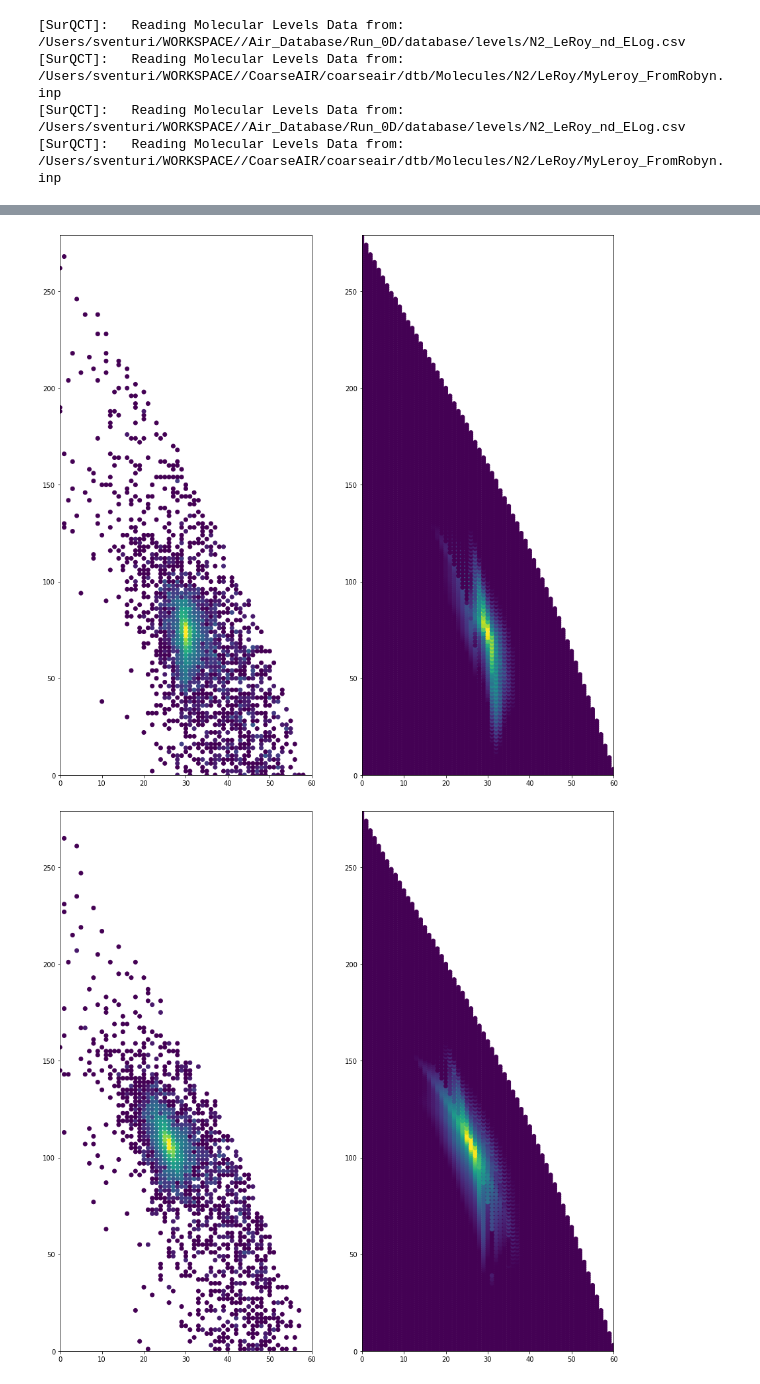
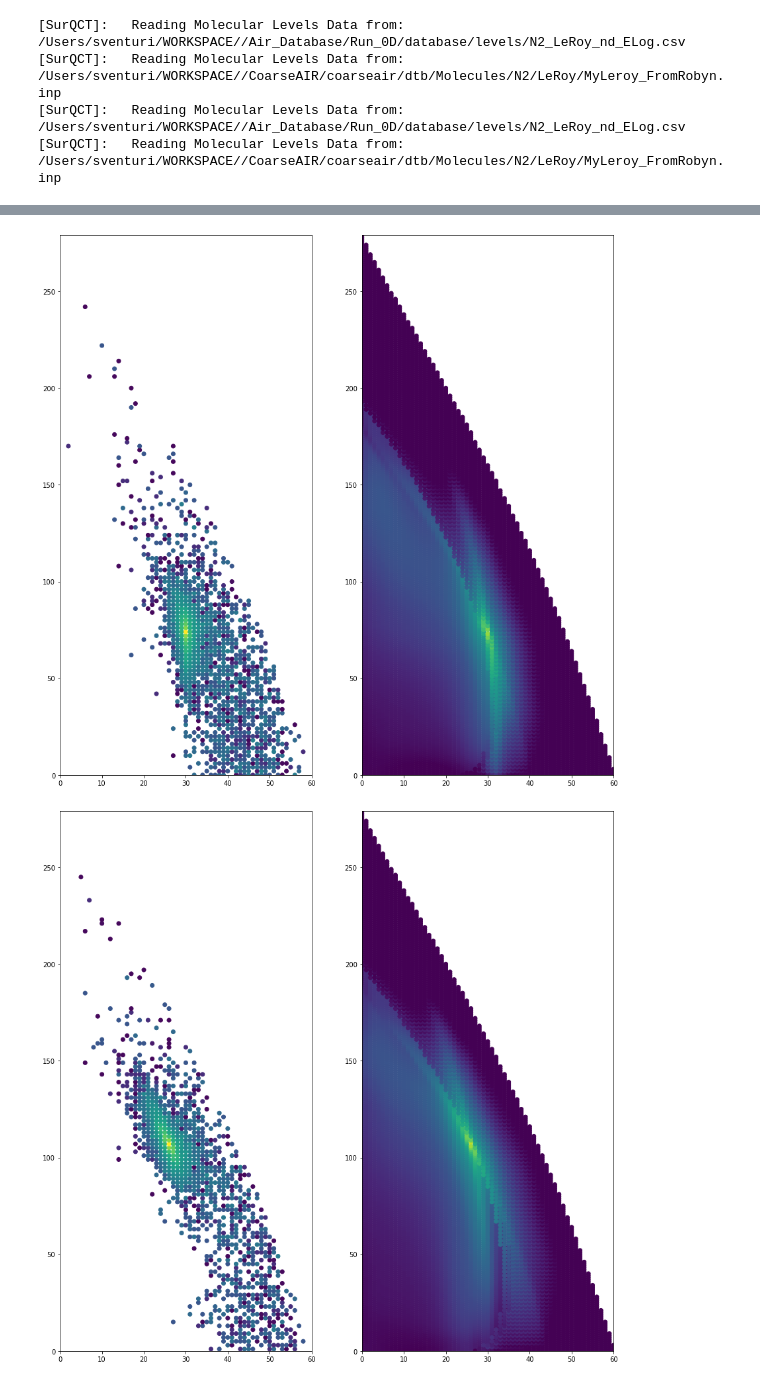
Before and after one commit to simoneventuri/SurQCT, a Jupyter notebook: scripts/postprocessing/Plot_CPlots.ipynb, the cells around one changed output, grey strips where cells are left out. Cells and saved outputs as stored; diff of their text form; code cells hidden in the pictures.

```diff
--- a/scripts/postprocessing/Plot_CPlots.ipynb
+++ b/scripts/postprocessing/Plot_CPlots.ipynb
@@ -34,7 +34,7 @@ ExcitType           = 'KInel'
 NNRunIdx            = 10
 PathToRunFld        = SurQCTFldr + '/../' + RatesType + '/all_temperatures_nondim/' + ExcitType + '/'
 
-TTran               = 10000.0
+TTran               = 5000.0
 # %%
 #===================================================================================================================================
 print("\n[SurQCT]: Loading Modules and Functions ...")
@@ -175,5 +175,6 @@ KExch = KInelMat
 # %%
-iIdxVec = np.array([1, 1000, 2000, 3000, 4000, 4581, 5000, 6000], dtype=int)
+iIdxVec              = np.array([1, 1000, 2000, 3000, 4000, 4581, 5000, 6000], dtype=int)
+InputData.ExoEndoFlg = False
 # %%
 import matplotlib
 
@@ -229,9 +230,8 @@ for iIdx in tqdm(iIdxVec, desc='[SurQCT]:     Generating Inelastic and Exchange
 
     xTemp_FWD             = pd.concat([iLevelsData, jLevelsData, kLevelsData], axis=1)
 
-    KExch_NN_FWD          = np.exp( NN_KExch.Model.predict(xTemp_FWD[NN_KExch.xTrainingVar]) ) / InputData.MultFact
-
-
+    if (len(xTemp_FWD[NN_KExch.xTrainingVar]) > 0):
+        KExch_NN_FWD          = np.exp( NN_KExch.Model.predict(xTemp_FWD[NN_KExch.xTrainingVar]) ) / InputData.MultFact
 
     ## BWD Rates
     iiIdxVec              = jIdxVecNo
@@ -281,17 +281,21 @@ for iIdx in tqdm(iIdxVec, desc='[SurQCT]:     Generating Inelastic and Exchange
         kLevelsData           = pd.concat([kLevelsDataTemp[xVarsVec_i], TTranDataTemp], axis=1)
         kLevelsData.columns   = [(VarName + '_i') for VarName in kLevelsData.columns]
 
-        xTemp_BWD            = pd.concat([iLevelsData, jLevelsData, kLevelsData], axis=1)
+        xTemp_BWD             = pd.concat([iLevelsData, jLevelsData, kLevelsData], axis=1)
 
 
 
     ### Concatenating
-        xTemp    = pd.concat([xTemp_FWD, xTemp_BWD], axis=0)
-        KExch_NN = np.concatenate((KExch_NN_FWD, KExch_NN_BWD), axis=0)
-
+        if (len(xTemp_FWD[NN_KExch.xTrainingVar]) > 0):
+            xTemp    = pd.concat([xTemp_FWD, xTemp_BWD], axis=0)
+            KExch_NN = np.concatenate((KExch_NN_FWD, KExch_NN_BWD), axis=0)
+        else:
+            xTemp    = xTemp_BWD
+            KExch_NN = KExch_NN_BWD
     else:
-        xTemp    = xTemp_FWD
-        KExch_NN = KExch_NN_FWD
+        if (len(xTemp_FWD[NN_KExch.xTrainingVar]) > 0):
+            xTemp    = xTemp_FWD
+            KExch_NN = KExch_NN_FWD
 
 
 
@@ -307,11 +311,11 @@ for iIdx in tqdm(iIdxVec, desc='[SurQCT]:     Generating Inelastic and Exchange
 
     fig, axs = plt.subplots(1,2,figsize=(15,15))
 
-    axs[0].scatter(DiatData[1]['vqn'][Mask], DiatData[1]['jqn'][Mask], c=np.log10(KExch[Mask,iIdx]), vmin=-13, vmax=-10)
+    axs[0].scatter(DiatData[1]['vqn'][Mask], DiatData[1]['jqn'][Mask], c=np.log10(KExch[Mask,iIdx]), vmin=-15, vmax=-9)
     axs[0].set_xlim([DiatData[1]['vqn'].min(), DiatData[1]['vqn'].max()])
     axs[0].set_ylim([DiatData[1]['jqn'].min(), DiatData[1]['jqn'].max()])
 
-    axs[1].scatter(xTemp['vqn_j'], xTemp['jqn_j'], c=np.log10(KExch_NN[:,0]), vmin=-13, vmax=-10)
+    axs[1].scatter(xTemp['vqn_j'], xTemp['jqn_j'], c=np.log10(KExch_NN[:,0]), vmin=-15, vmax=-9)
     axs[1].set_xlim([DiatData[1]['vqn'].min(), DiatData[1]['vqn'].max()])
     axs[1].set_ylim([DiatData[1]['jqn'].min(), DiatData[1]['jqn'].max()])
 
@@ -327,2 +331,2 @@ for iIdx in tqdm(iIdxVec, desc='[SurQCT]:     Generating Inelastic and Exchange
-[figure, old version]
+[figure, new version]
-[figure, old version]
+[figure, new version]
```
Also changed, not shown: parts of 5 cells of this notebook, 10 other files.
